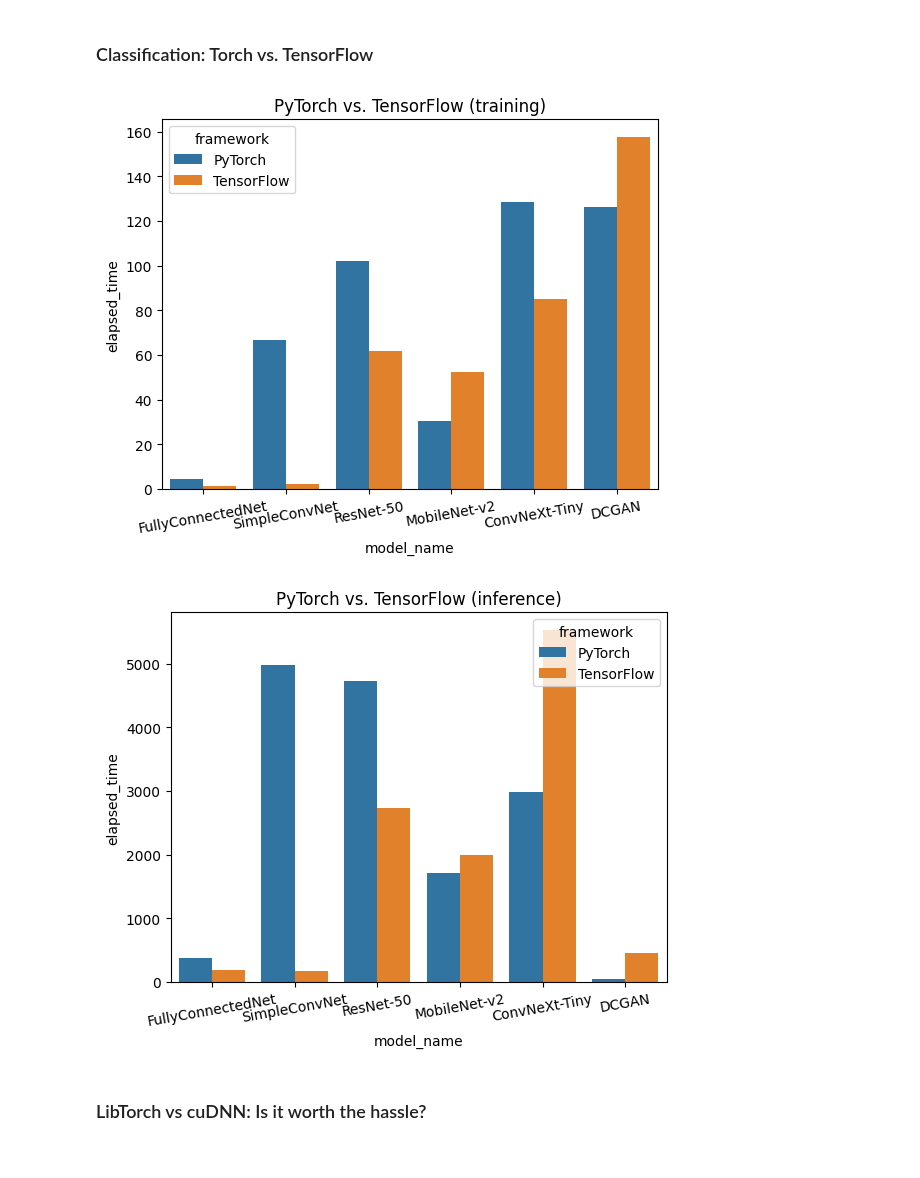
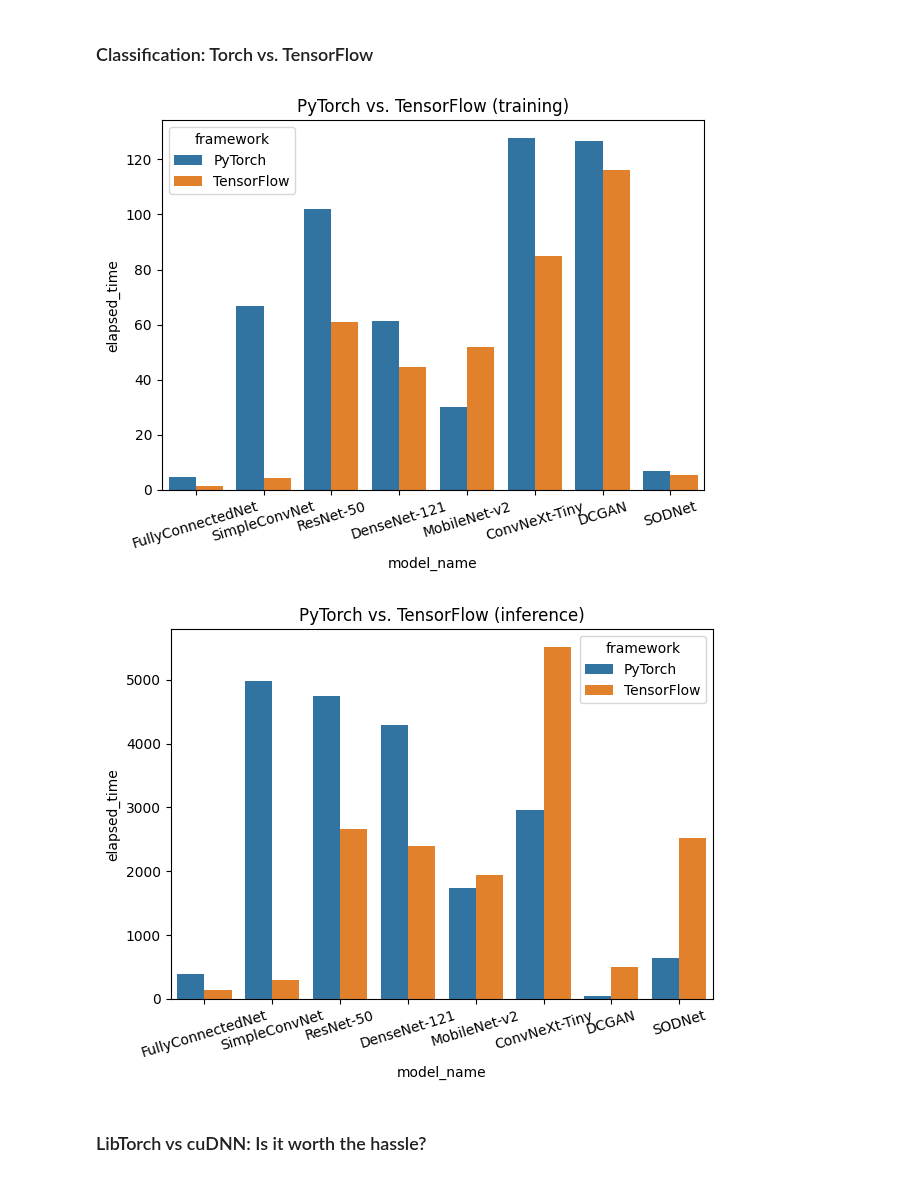
Before and after one commit to mihawb/dnn-lang-comparison, a Jupyter notebook: analysis/slides_part_two.ipynb, the cells around one changed output. Cells and saved outputs as stored; diff of their text form; code cells hidden in the pictures.

```diff
--- a/analysis/slides_part_two.ipynb
+++ b/analysis/slides_part_two.ipynb
@@ -5,7 +5,9 @@ import matplotlib.pyplot as plt
 import seaborn as sns
 from IPython.display import display
 
-GENERATE_PNGS = True
+from preprocess import get_results
+
+GENERATE_PNGS = False
 pd.options.display.float_format = '{:.1f}'.format
 # %% [markdown]
 ## Preprocessing
@@ -98,5 +14,8 @@ evaluation.reset_index(drop=True, inplace=True)
 # %% [markdown]
 ### LibTorch: native and imported models
+# %%
+root = '../results_5'
+training, evaluation = get_results(root)
 # %%
 fig, ax = plt.subplots(1,1)
 
@@ -165,23 +86,25 @@ if GENERATE_PNGS:
 ### Classification: Torch vs. TensorFlow
 # %%
 fig, ax = plt.subplots(1,1)
+fig.set_size_inches(7, 4.8)
 
 clfs = training[training.framework != 'Matlab']
 clfs = clfs[clfs.framework != 'cuDNN']
 clfs = clfs[clfs.framework != 'LibTorch']
 clfs = clfs[clfs.model_name != 'NativeResNet-50']
 clfs = clfs[clfs.epoch == 5].drop(columns=['epoch'])
 # clfs = clfs[clfs.model_name != 'DCGAN']
 sns.barplot(data=clfs, x='model_name', y='elapsed_time', hue='framework', ax=ax)
-ax.set_xticklabels(ax.get_xticklabels(), rotation=10)
+ax.set_xticklabels(ax.get_xticklabels(), rotation=17)
 ax.set_title('PyTorch vs. TensorFlow (training)')
 
 if GENERATE_PNGS:
 	fig.savefig('./plots/torch_vs_tensorflow_clfs_train.png')
 # %% [output]
-[figure, old version]
+[figure, new version]
 # %%
 fig, ax = plt.subplots(1,1)
+fig.set_size_inches(7, 4.8)
 
 clfs = evaluation[evaluation.framework != 'Matlab']
 clfs = clfs[clfs.framework != 'cuDNN']
@@ -189,13 +112,13 @@ clfs = clfs[clfs.framework != 'LibTorch']
 clfs = clfs[clfs.model_name != 'NativeResNet-50']
 # clfs = clfs[clfs.model_name != 'DCGAN']
 sns.barplot(data=clfs, x='model_name', y='elapsed_time', hue='framework', ax=ax)
-ax.set_xticklabels(ax.get_xticklabels(), rotation=10)
+ax.set_xticklabels(ax.get_xticklabels(), rotation=17)
 ax.set_title('PyTorch vs. TensorFlow (inference)')
 
 if GENERATE_PNGS:
 	fig.savefig('./plots/torch_vs_tensorflow_clfs_infer.png')
 # %% [output]
-[figure, old version]
+[figure, new version]
 # %% [markdown]
 ### LibTorch vs cuDNN: Is it worth the hassle?
 # %%
```
Also changed, not shown: parts of 19 cells of this notebook, 15 other files.
